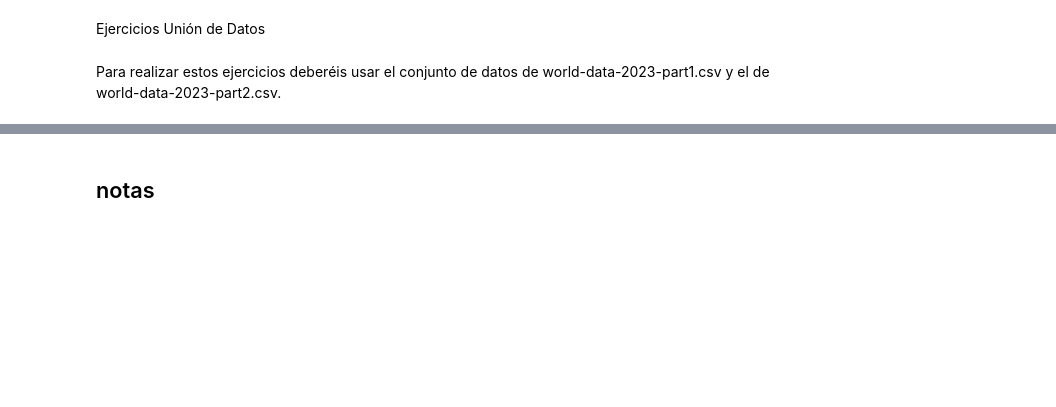
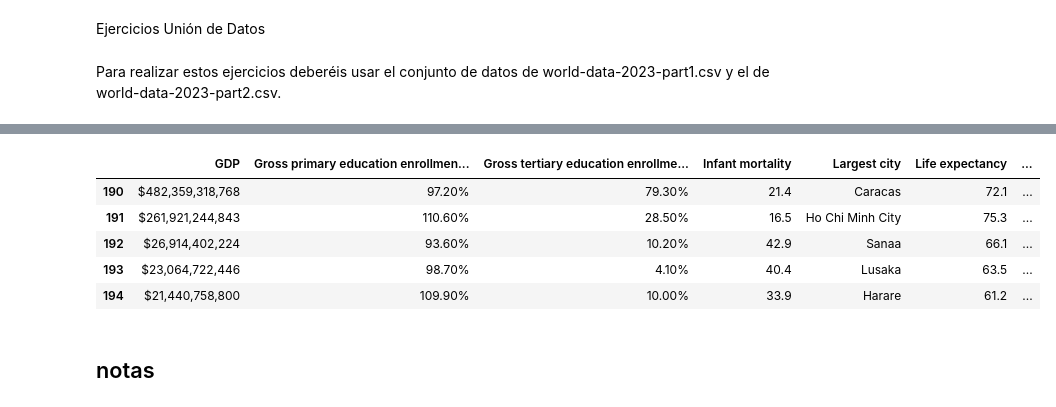
Before and after one commit to NIEVESPA/pair_programming_modulo03_transformando_datos, a Jupyter notebook: Pair_leccion04_modulo03.ipynb, the cells around one changed output, grey strips where cells are left out. Cells and saved outputs as stored; diff of their text form; code cells hidden in the pictures; blank space fills up the shorter version.

```diff
--- a/Pair_leccion04_modulo03.ipynb
+++ b/Pair_leccion04_modulo03.ipynb
@@ -8,2 +18,12 @@ Para realizar estos ejercicios deberéis usar el conjunto de datos de world-data
+# %%
+df_p2 = pd.read_csv('world-data-2023_part2.csv', index_col=0)
+df_p2.tail(5)
+# %% [output]
+|  | GDP | Gross primary education enrollmen... | Gross tertiary education enrollme... | Infant mortality | Largest city | Life expectancy | ... |
+| 190 | $482,359,318,768 | 97.20% | 79.30% | 21.4 | Caracas | 72.1 | ... |
+| 191 | $261,921,244,843 | 110.60% | 28.50% | 16.5 | Ho Chi Minh City | 75.3 | ... |
+| 192 | $26,914,402,224 | 93.60% | 10.20% | 42.9 | Sanaa | 66.1 | ... |
+| 193 | $23,064,722,446 | 98.70% | 4.10% | 40.4 | Lusaka | 63.5 | ... |
+| 194 | $21,440,758,800 | 109.90% | 10.00% | 33.9 | Harare | 61.2 | ... |
 # %% [markdown]
 ## notas
```
Also changed, not shown: parts of 19 cells of this notebook.
